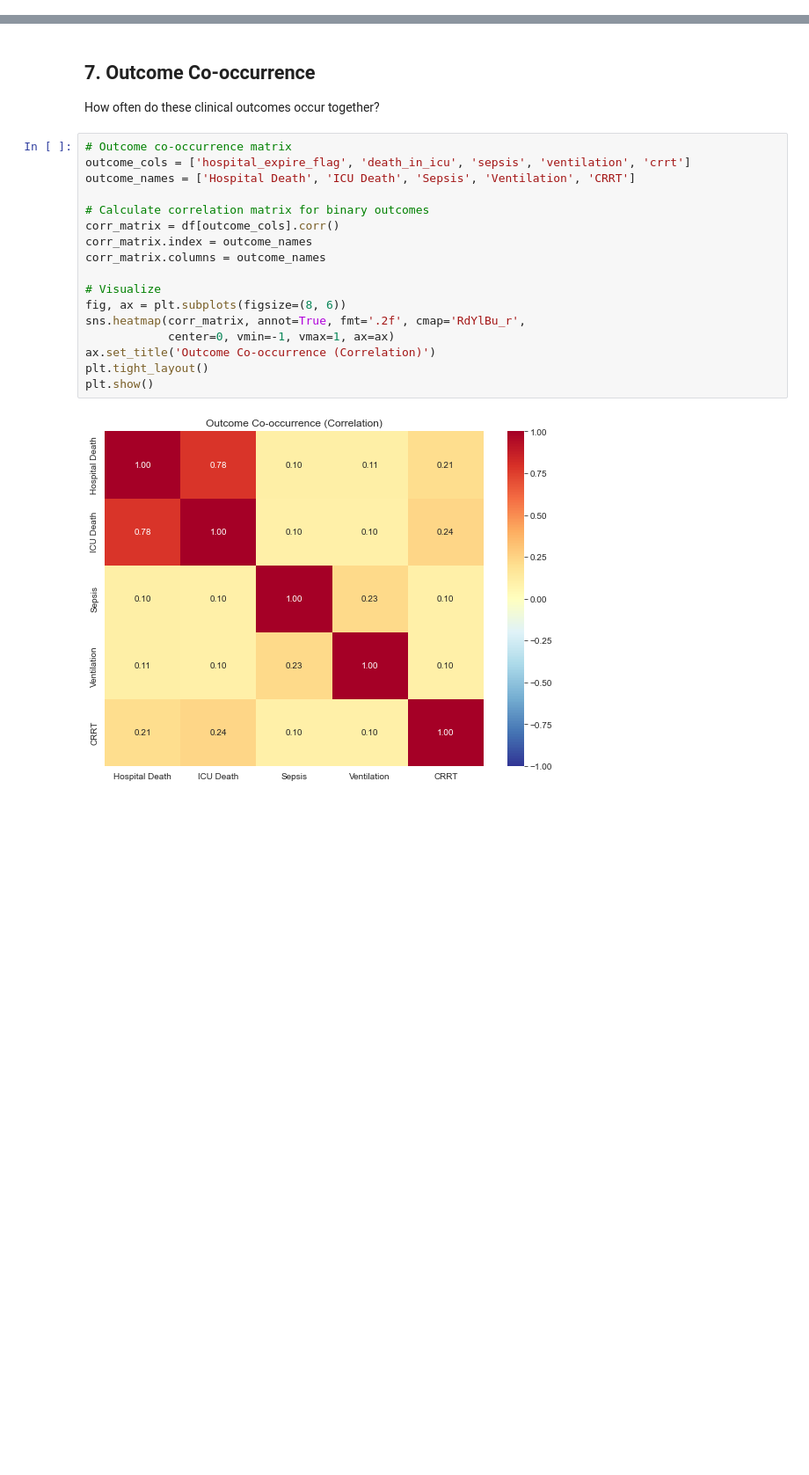
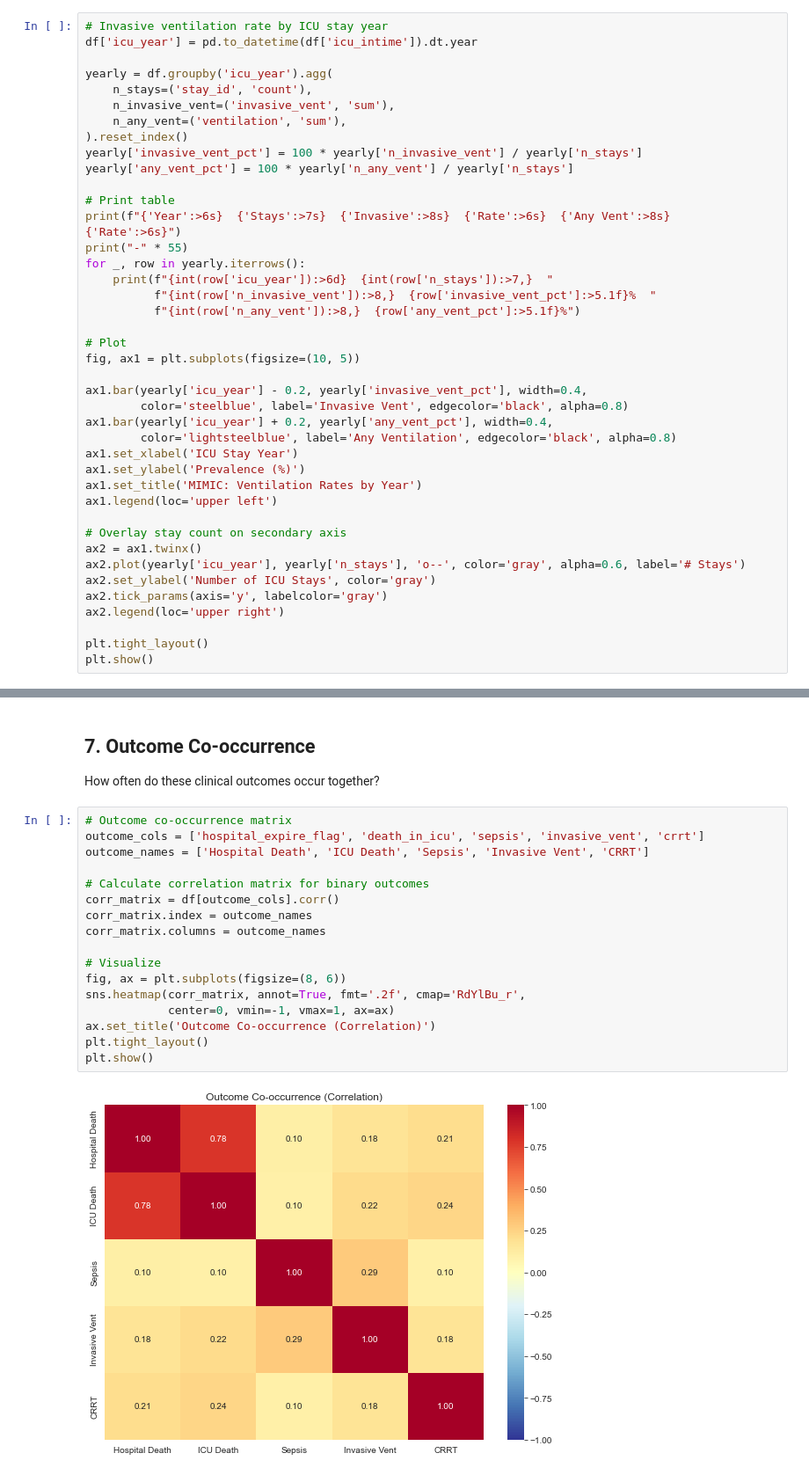
Before and after one commit to david-erf-ucb/210-capstone, a Jupyter notebook: scripts/stay_level_eda.ipynb, the cells around one changed output, grey strips where cells are left out. Shown at 88% size. Cells and saved outputs as stored; diff of their text form; blank space fills up the shorter version.

```diff
--- a/scripts/stay_level_eda.ipynb
+++ b/scripts/stay_level_eda.ipynb
@@ -224,0 +252,41 @@ plt.show()
+# %%
+# Invasive ventilation rate by ICU stay year
+df['icu_year'] = pd.to_datetime(df['icu_intime']).dt.year
+
+yearly = df.groupby('icu_year').agg(
+    n_stays=('stay_id', 'count'),
+    n_invasive_vent=('invasive_vent', 'sum'),
+    n_any_vent=('ventilation', 'sum'),
+).reset_index()
+yearly['invasive_vent_pct'] = 100 * yearly['n_invasive_vent'] / yearly['n_stays']
+yearly['any_vent_pct'] = 100 * yearly['n_any_vent'] / yearly['n_stays']
+
+# Print table
+print(f"{'Year':>6s}  {'Stays':>7s}  {'Invasive':>8s}  {'Rate':>6s}  {'Any Vent':>8s}  {'Rate':>6s}")
+print("-" * 55)
+for _, row in yearly.iterrows():
+    print(f"{int(row['icu_year']):>6d}  {int(row['n_stays']):>7,}  "
+          f"{int(row['n_invasive_vent']):>8,}  {row['invasive_vent_pct']:>5.1f}%  "
+          f"{int(row['n_any_vent']):>8,}  {row['any_vent_pct']:>5.1f}%")
+
+# Plot
+fig, ax1 = plt.subplots(figsize=(10, 5))
+
+ax1.bar(yearly['icu_year'] - 0.2, yearly['invasive_vent_pct'], width=0.4,
+        color='steelblue', label='Invasive Vent', edgecolor='black', alpha=0.8)
+ax1.bar(yearly['icu_year'] + 0.2, yearly['any_vent_pct'], width=0.4,
+        color='lightsteelblue', label='Any Ventilation', edgecolor='black', alpha=0.8)
+ax1.set_xlabel('ICU Stay Year')
+ax1.set_ylabel('Prevalence (%)')
+ax1.set_title('MIMIC: Ventilation Rates by Year')
+ax1.legend(loc='upper left')
+
+# Overlay stay count on secondary axis
+ax2 = ax1.twinx()
+ax2.plot(yearly['icu_year'], yearly['n_stays'], 'o--', color='gray', alpha=0.6, label='# Stays')
+ax2.set_ylabel('Number of ICU Stays', color='gray')
+ax2.tick_params(axis='y', labelcolor='gray')
+ax2.legend(loc='upper right')
+
+plt.tight_layout()
+plt.show()
@@ -354,23 +423,23 @@ Cache file size: 4.03 MB
 How often do these clinical outcomes occur together?
 # %%
 # Outcome co-occurrence matrix
-outcome_cols = ['hospital_expire_flag', 'death_in_icu', 'sepsis', 'ventilation', 'crrt']
-outcome_names = ['Hospital Death', 'ICU Death', 'Sepsis', 'Ventilation', 'CRRT']
+outcome_cols = ['hospital_expire_flag', 'death_in_icu', 'sepsis', 'invasive_vent', 'crrt']
+outcome_names = ['Hospital Death', 'ICU Death', 'Sepsis', 'Invasive Vent', 'CRRT']
 
 # Calculate correlation matrix for binary outcomes
 corr_matrix = df[outcome_cols].corr()
 corr_matrix.index = outcome_names
 corr_matrix.columns = outcome_names
 
 # Visualize
 fig, ax = plt.subplots(figsize=(8, 6))
 sns.heatmap(corr_matrix, annot=True, fmt='.2f', cmap='RdYlBu_r',
             center=0, vmin=-1, vmax=1, ax=ax)
 ax.set_title('Outcome Co-occurrence (Correlation)')
 plt.tight_layout()
 plt.show()
 # %% [output]
-[figure, old version]
+[figure, new version]
 # %%
 # Count stays by number of adverse outcomes
 # (excluding hospital death since ICU death is a subset)
```
Also changed, not shown: parts of 44 cells of this notebook, 11 other files.
